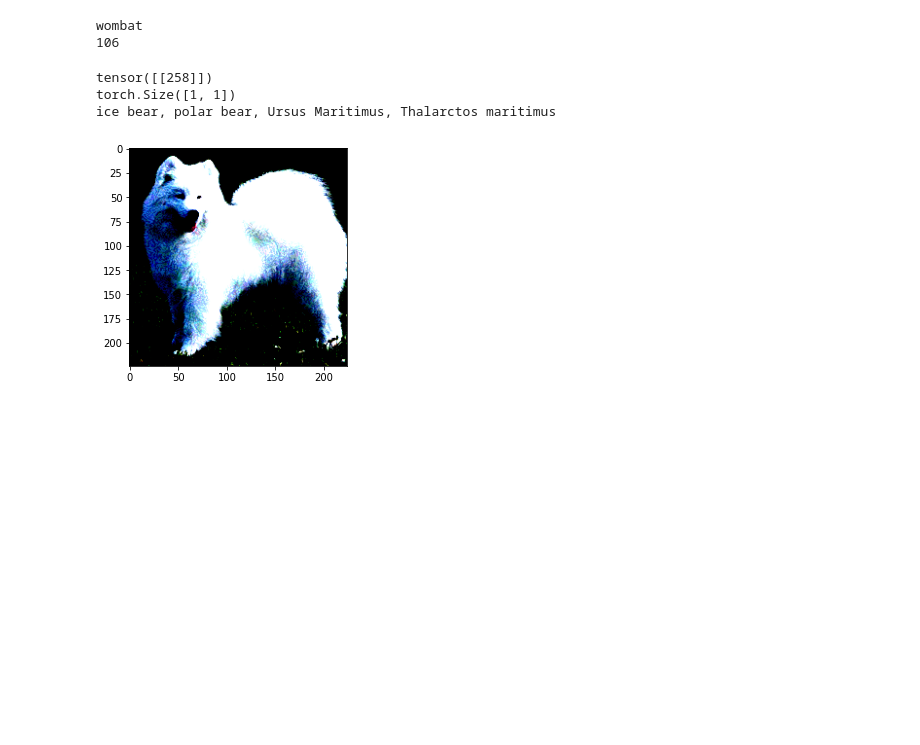
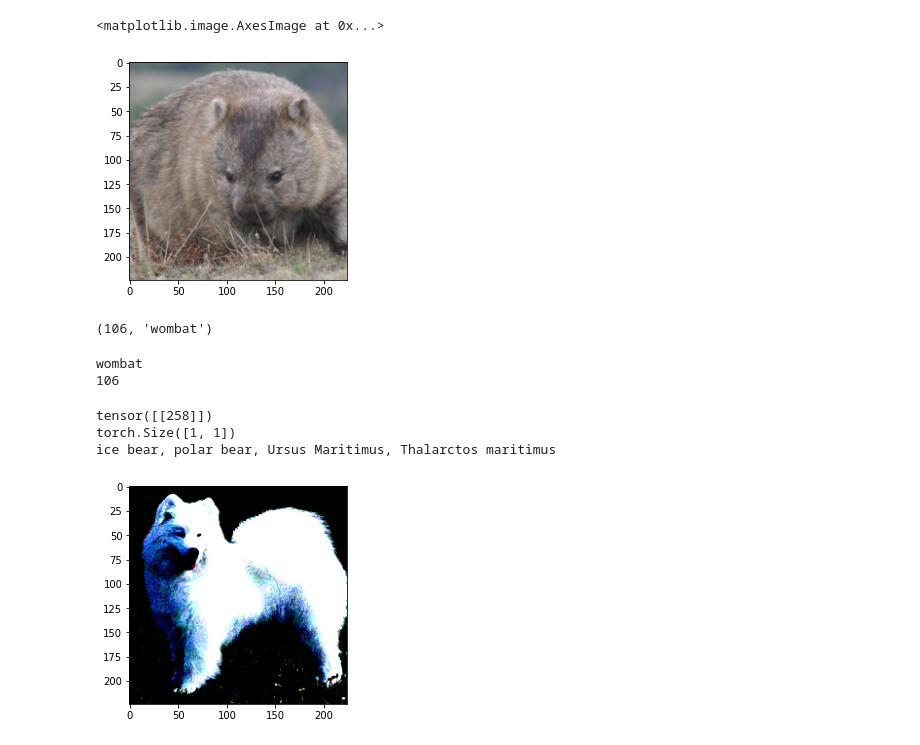
Before and after one commit to DanonOfficial/Adversarial_Attacks_project, a Jupyter notebook: AdvAttack.ipynb, the cells around one changed output. Drawn from its saved outputs; the diff is of its cells as text; code cells hidden in the pictures; blank space fills up the shorter version.

```diff
--- a/AdvAttack.ipynb
+++ b/AdvAttack.ipynb
@@ -55,3 +98,16 @@ with torch.no_grad():
+# %%
+to_image = transforms.ToPILImage()
+cropped = transform_image(input_image)
+cropped = to_image(cropped[0]).convert('RGB')
+plt.imshow(cropped)
+# %% [output]
+<matplotlib.image.AxesImage at 0x...>
+[figure, added]
+# %%
+
+get_most_probable_class(input_image, network)
+# %% [output]
+(106, 'wombat')
 # %%
 with open('imagenet1000_clsid_to_human.json') as json_file:
     class_idx = json.load(json_file)
```
Also changed, not shown: parts of 13 cells of this notebook.
